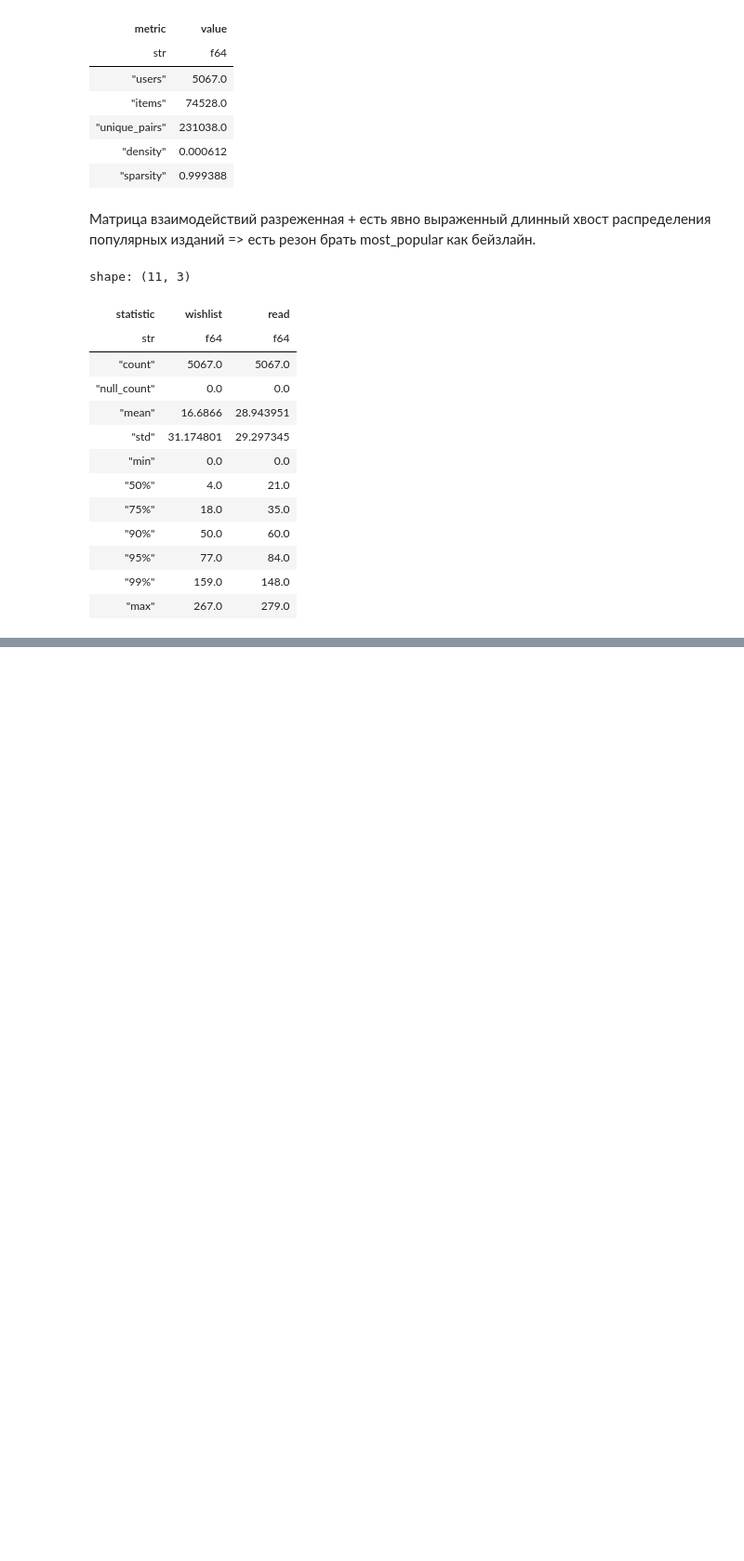
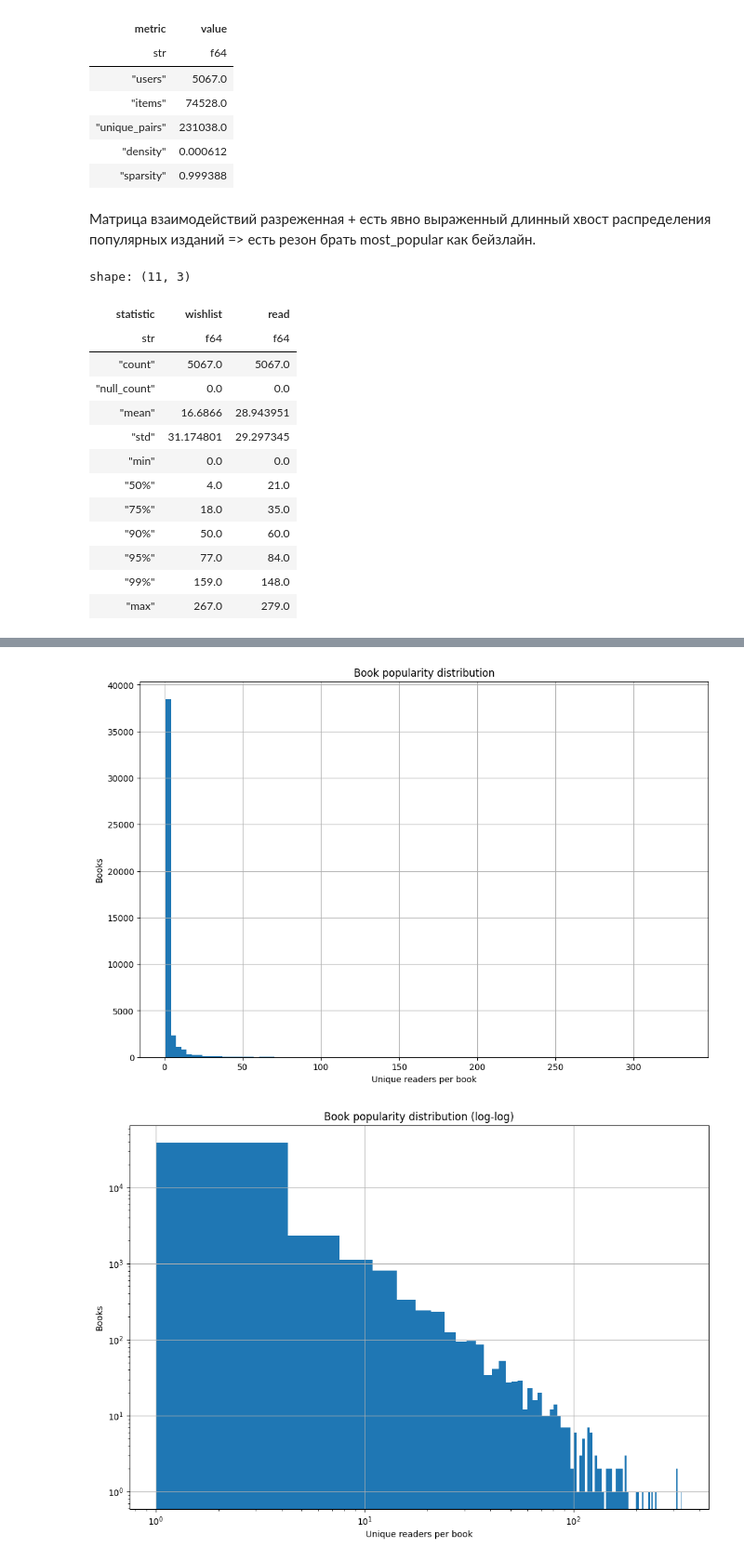
Before and after one commit to vshsch/recsys-hw1, a Jupyter notebook: experiments.ipynb, the cells around one changed output, grey strips where cells are left out. Shown at 93% size. Drawn from its saved outputs; the diff is of its cells as text; code cells hidden in the pictures; blank space fills up the shorter version.

```diff
--- a/experiments.ipynb
+++ b/experiments.ipynb
@@ -618,0 +900,9 @@ shape: (11, 3)
+# %%
+book_popularity = (
+    read_interactions
+    .group_by("item_id")
+    .len(name="n_readers")
+)
+book_popularity.select("n_readers").describe(
+    percentiles=[0.5, 0.75, 0.9, 0.95, 0.99]
+)
@@ -618,0 +924,41 @@ shape: (11, 3)
+# %%
+values = book_popularity["n_readers"].to_numpy()
+
+plt.figure(figsize=(12, 8))
+plt.hist(values, bins=100)
+plt.title("Book popularity distribution")
+plt.xlabel("Unique readers per book")
+plt.ylabel("Books")
+plt.grid(True)
+plt.show()
+
+plt.figure(figsize=(12, 8))
+plt.hist(values, bins=100)
+plt.xscale("log")
+plt.yscale("log")
+plt.title("Book popularity distribution (log-log)")
+plt.xlabel("Unique readers per book")
+plt.ylabel("Books")
+plt.grid(True)
+plt.show()
+
+popularity = (
+    book_popularity
+    .sort("n_readers", descending=True)["n_readers"]
+    .to_numpy()
+)
+plt.figure(figsize=(12, 8))
+plt.plot(
+    np.arange(1, len(popularity) + 1),
+    popularity,
+)
+plt.xscale("log")
+plt.yscale("log")
+plt.title("Book popularity by rank (log-log)")
+plt.xlabel("Popularity rank")
+plt.ylabel("Unique readers")
+plt.grid(True)
+plt.show()
+# %% [output]
+[figure, added]
+[figure, added]
```
Also changed, not shown: parts of 24 cells of this notebook, 2 other files.
